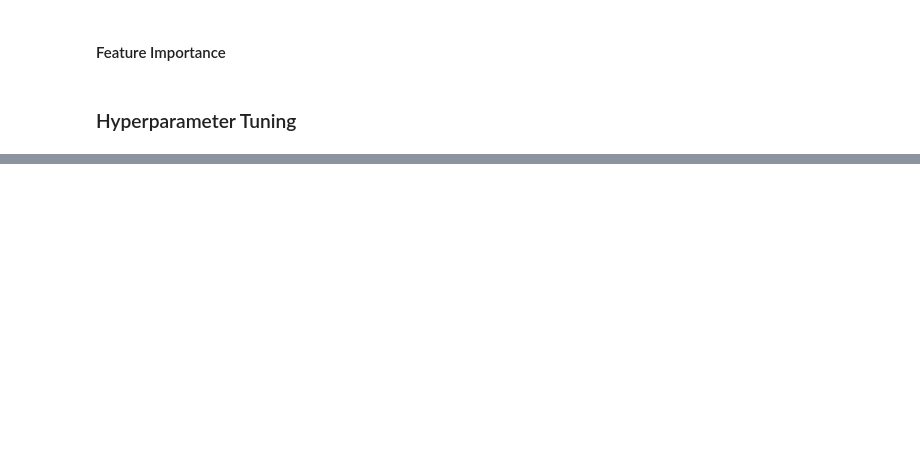
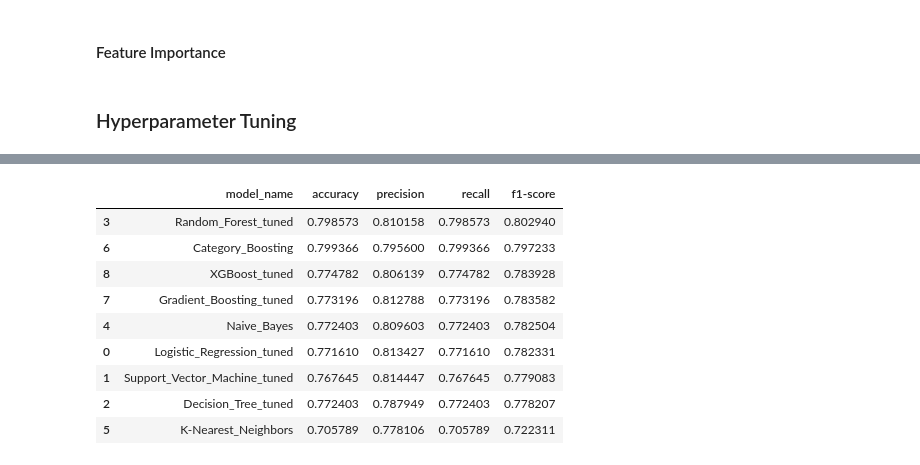
Before and after one commit to damzking/telco_churn-, a Jupyter notebook: LP2_telco_churn.ipynb, the cells around one changed output, grey strips where cells are left out. Cells and saved outputs as stored; diff of their text form; code cells hidden in the pictures; blank space fills up the shorter version.

Commit message:
tuning catboost

```diff
--- a/LP2_telco_churn.ipynb
+++ b/LP2_telco_churn.ipynb
@@ -1621,6 +1586,7 @@ models = {
     'Support_Vector_Machine': LinearSVC(random_state=5),
     'Decision_Tree': DecisionTreeClassifier(random_state=5),
     'Random_Forest': RandomForestClassifier(random_state=5),
+    'Category_Boosting': CatBoostClassifier(random_state=5, verbose=0),
     'Gradient_Boosting': GradientBoostingClassifier(random_state=5),
     'XGBoost': XGBClassifier(random_state=5)
 }
@@ -1678,7 +1644,15 @@ param_grids = {
         'random_forest__class_weight': [None]
 
         },
-
+    'Category_Boosting': {
+        'learning_rate': [0.01, 0.05, 0.1],
+        'iterations': [100, 200, 300],
+        'depth': [4, 6, 8],
+        'l2_leaf_reg': [1, 3, 5],
+        'subsample': [0.6, 0.8, 1],
+        'random_strength': [0.5, 1, 5],
+        'border_count': [32, 64, 128]
+        },
     'Gradient_Boosting': {
         'gradient_boosting__n_estimators': [200, 300],
         'gradient_boosting__learning_rate': [0.01, 0.1],
@@ -1711,9 +1685,9 @@ param_grids = {
 
 # Perform grid search for each model
 for model_name, pipeline in pipelines.items():
-    print(f"Tuning {model_name}...")
+    print(f"Tuning {model_name}...\n")
     grid_search = GridSearchCV(pipeline, param_grids[model_name], cv=5, scoring='f1', n_jobs=-1)
-    grid_search.fit(X_train, y_train_encode)  # Assuming X_train and y_train_encode are your training data
+    grid_search.fit(X_train, y_train_encode)  # X_train and y_train_encode are training data
 
     # Print best parameters and score
     print("Best parameters:", grid_search.best_params_)
@@ -1740,3 +1771,43 @@ Best score: 0.6340957732351312
+# %%
+# Creating Pipeline
+
+all_pipelines = {}
+
+metric_table=pd.DataFrame(columns=['model_name', 'accuracy', 'precision', 'recall', 'f1-score'])
+
+for model_name, classifier in tuned_models.items():
+    final_pipeline = ImbPipeline(steps=[
+        ('preprocessor', preprocessor),
+        ('smote', SMOTE(random_state=5)),
+        ('classifier', classifier)
+    ])
+
+    final_pipeline.fit(X_train, y_train_encode)
+    all_pipelines[model_name] = final_pipeline
+
+    y_pred=final_pipeline.predict(X_eval)
+
+    metrics= classification_report(y_eval_encode, y_pred, output_dict=True)
+
+    accuracy=metrics['accuracy']
+    precision=metrics['weighted avg']['precision']
+    recall=metrics['weighted avg']['recall']
+    f1_score=metrics['weighted avg']['f1-score']
+
+    metric_table.loc[len(metric_table)]=[model_name, accuracy, precision, recall, f1_score]
+
+metric_table.sort_values(by='f1-score', ascending=False)
+# %% [output]
+|  | model_name | accuracy | precision | recall | f1-score |
+| 3 | Random_Forest_tuned | 0.798573 | 0.810158 | 0.798573 | 0.802940 |
+| 6 | Category_Boosting | 0.799366 | 0.795600 | 0.799366 | 0.797233 |
+| 8 | XGBoost_tuned | 0.774782 | 0.806139 | 0.774782 | 0.783928 |
+| 7 | Gradient_Boosting_tuned | 0.773196 | 0.812788 | 0.773196 | 0.783582 |
+| 4 | Naive_Bayes | 0.772403 | 0.809603 | 0.772403 | 0.782504 |
+| 0 | Logistic_Regression_tuned | 0.771610 | 0.813427 | 0.771610 | 0.782331 |
+| 1 | Support_Vector_Machine_tuned | 0.767645 | 0.814447 | 0.767645 | 0.779083 |
+| 2 | Decision_Tree_tuned | 0.772403 | 0.787949 | 0.772403 | 0.778207 |
+| 5 | K-Nearest_Neighbors | 0.705789 | 0.778106 | 0.705789 | 0.722311 |
 # %%
 
 # Define models
```
Also changed, not shown: parts of 14 cells of this notebook, 3 other files.
